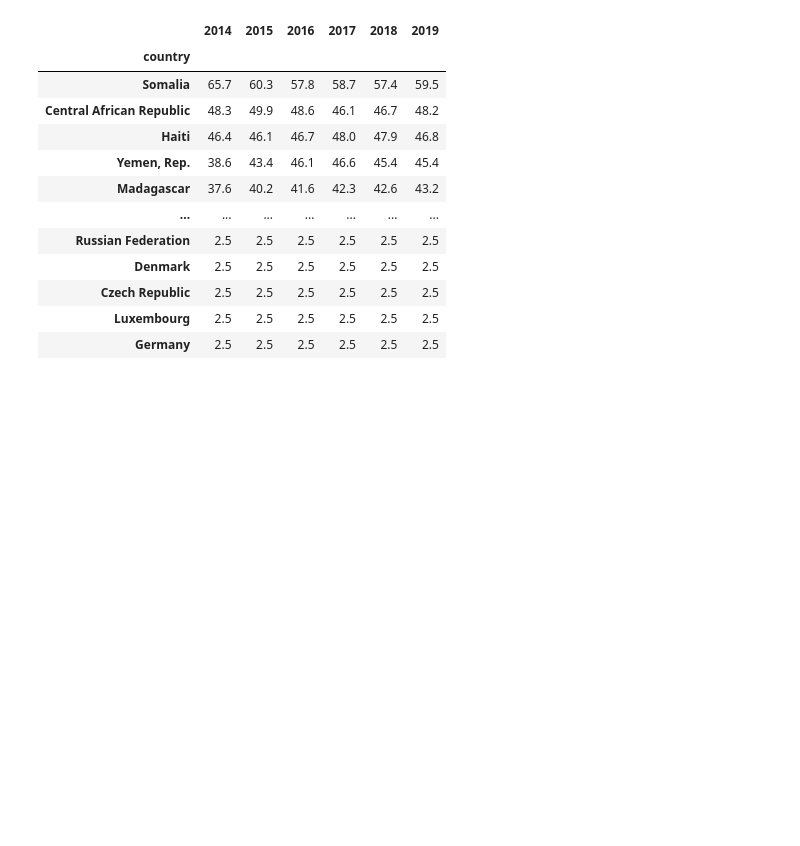
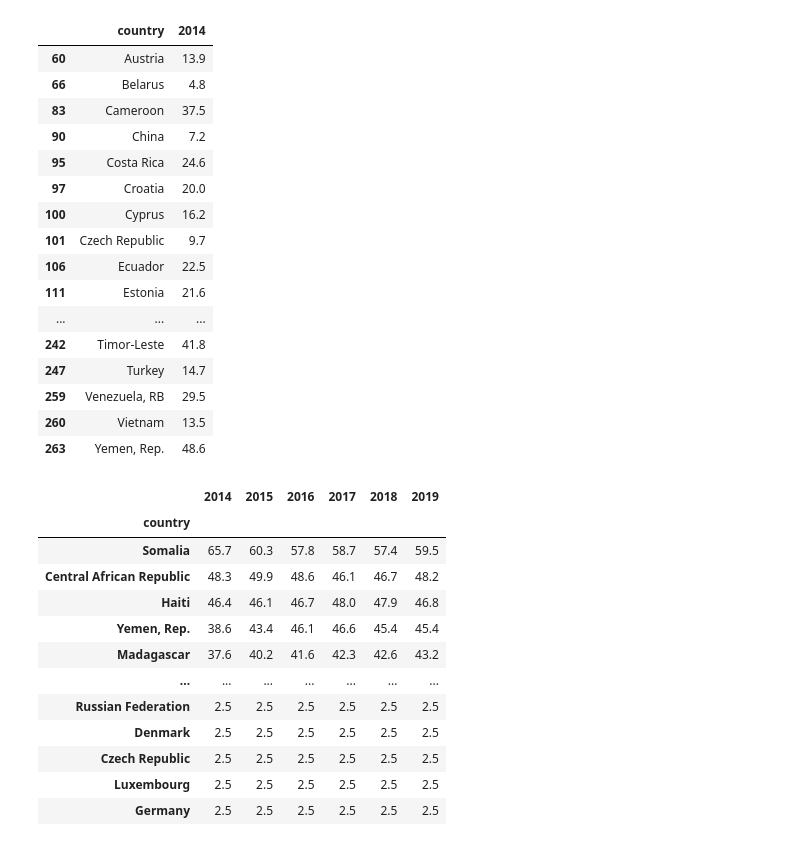
Before and after one commit to pravesh647/UN-SDGs-Dashboard, a Jupyter notebook: getting_data-poverty.ipynb, the cells around one changed output. Drawn from its saved outputs; the diff is of its cells as text; code cells hidden in the pictures; blank space fills up the shorter version.

Commit message:
hunger and country data file

```diff
--- a/getting_data-poverty.ipynb
+++ b/getting_data-poverty.ipynb
@@ -19,0 +18,2 @@ undernourishment="SN.ITK.DEFC.ZS"
+# %%
+undernourishment="SI.POV.NAHC"
@@ -20,2 +24,22 @@ undernourishment="SN.ITK.DEFC.ZS"
+# %%
+df1.dropna()
+# %% [output]
+|  | country | 2014 |
+| 60 | Austria | 13.9 |
+| 66 | Belarus | 4.8 |
+| 83 | Cameroon | 37.5 |
+| 90 | China | 7.2 |
+| 95 | Costa Rica | 24.6 |
+| 97 | Croatia | 20.0 |
+| 100 | Cyprus | 16.2 |
+| 101 | Czech Republic | 9.7 |
+| 106 | Ecuador | 22.5 |
+| 111 | Estonia | 21.6 |
+| ... | ... | ... |
+| 242 | Timor-Leste | 41.8 |
+| 247 | Turkey | 14.7 |
+| 259 | Venezuela, RB | 29.5 |
+| 260 | Vietnam | 13.5 |
+| 263 | Yemen, Rep. | 48.6 |
 # %%
 
```
Also changed, not shown: parts of 3 cells of this notebook.
